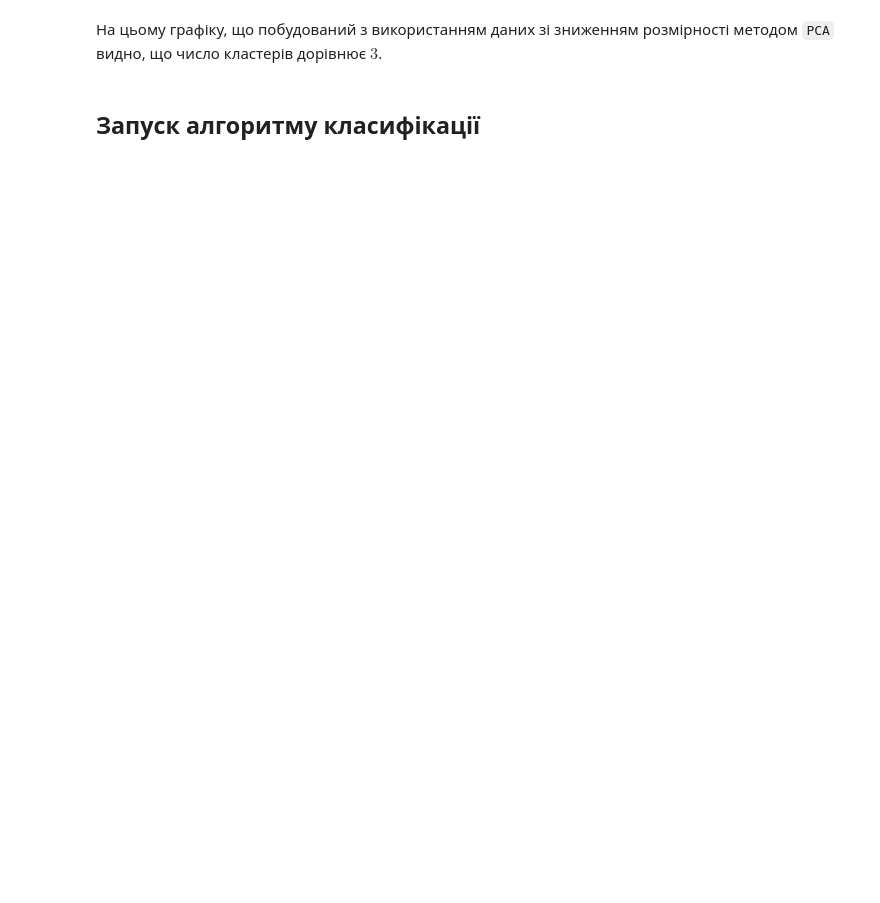
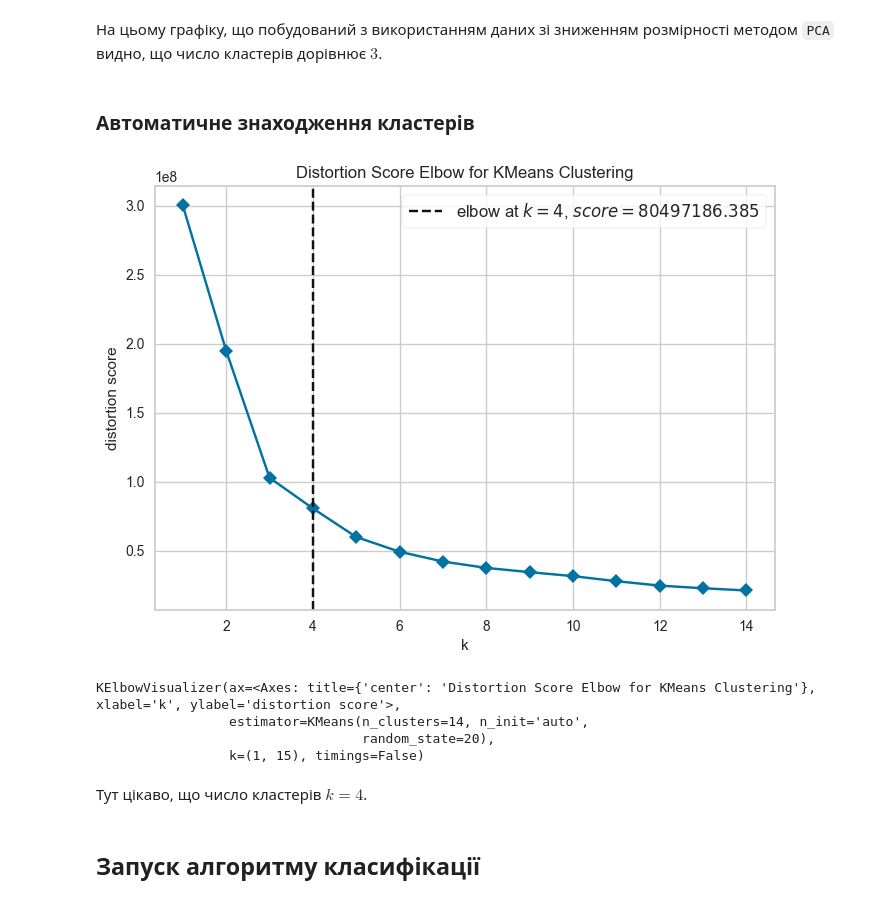
Before and after one commit to sergiokapone/DataScience, a Jupyter notebook: Hw6/Hw6.ipynb, the cells around one changed output. Cells and saved outputs as stored; diff of their text form; code cells hidden in the pictures; blank space fills up the shorter version.

```diff
--- a/Hw6/Hw6.ipynb
+++ b/Hw6/Hw6.ipynb
@@ -419,6 +435,18 @@ plt.show()
 На цьому графіку, що побудований з використанням даних зі зниженням розмірності методом `PCA` видно, що число кластерів дорівнює $3$.
 # %%
 k_opt = np.argmin(D) + 2
+# %% [markdown]
+### Автоматичне знаходження кластерів
+# %%
+kelbow_visualizer(KMeans(random_state=random_state, n_init='auto'), X_pca_mnist, k=(1,15), timings=False)
+# %% [output]
+[figure, added]
+KElbowVisualizer(ax=<Axes: title={'center': 'Distortion Score Elbow for KMeans Clustering'}, xlabel='k', ylabel='distortion score'>,
+                 estimator=KMeans(n_clusters=14, n_init='auto',
+                                  random_state=20),
+                 k=(1, 15), timings=False)
+# %% [markdown]
+Тут цікаво, що число кластерів $k = 4$.
 # %% [markdown]
 ## Запуск алгоритму класифікації
 # %%
```
Also changed, not shown: parts of 14 cells of this notebook.
